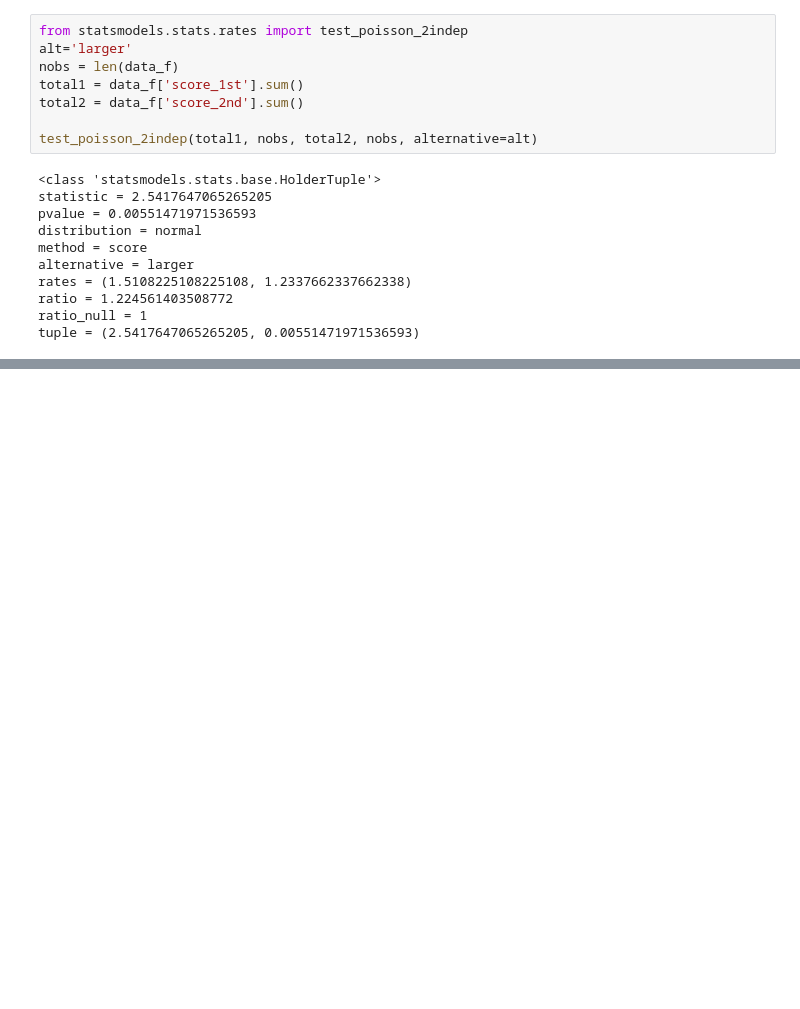
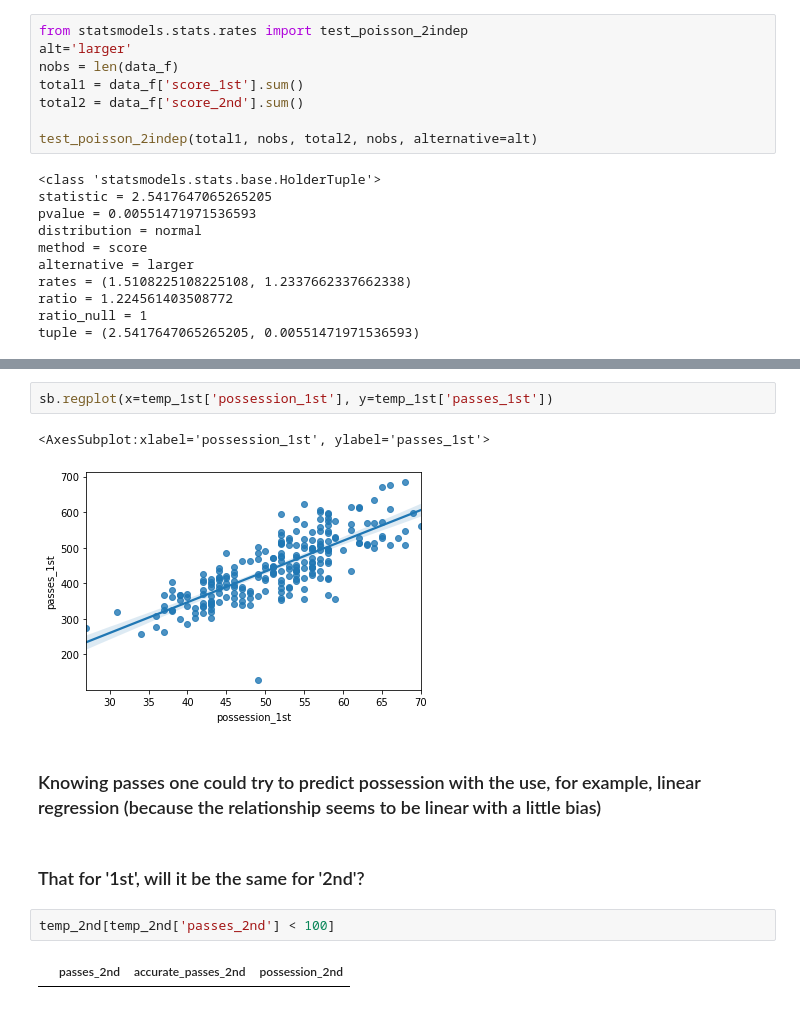
Before and after one commit to MaciejMalewicz778/ekstraklasa_scrapping_and_analysis, a Jupyter notebook: analysis.ipynb, the cells around one changed output, grey strips where cells are left out. Saved outputs shown, nothing was run; the diff lists cells and outputs as text; blank space fills up the shorter version.

```diff
--- a/analysis.ipynb
+++ b/analysis.ipynb
@@ -305,0 +343,13 @@ tuple = (2.5417647065265205, 0.00551471971536593)
+# %%
+sb.regplot(x=temp_1st['possession_1st'], y=temp_1st['passes_1st'])
+# %% [output]
+<AxesSubplot:xlabel='possession_1st', ylabel='passes_1st'>
+[figure, added]
+# %% [markdown]
+### Knowing passes one could try to predict possession with the use, for example, linear regression (because the relationship seems to be linear with a little bias)
+# %% [markdown]
+### That for '1st', will it be the same for '2nd'?
+# %%
+temp_2nd[temp_2nd['passes_2nd'] < 100]
+# %% [output]
+|  | passes_2nd | accurate_passes_2nd | possession_2nd |
```
Also changed, not shown: parts of 40 cells of this notebook.
